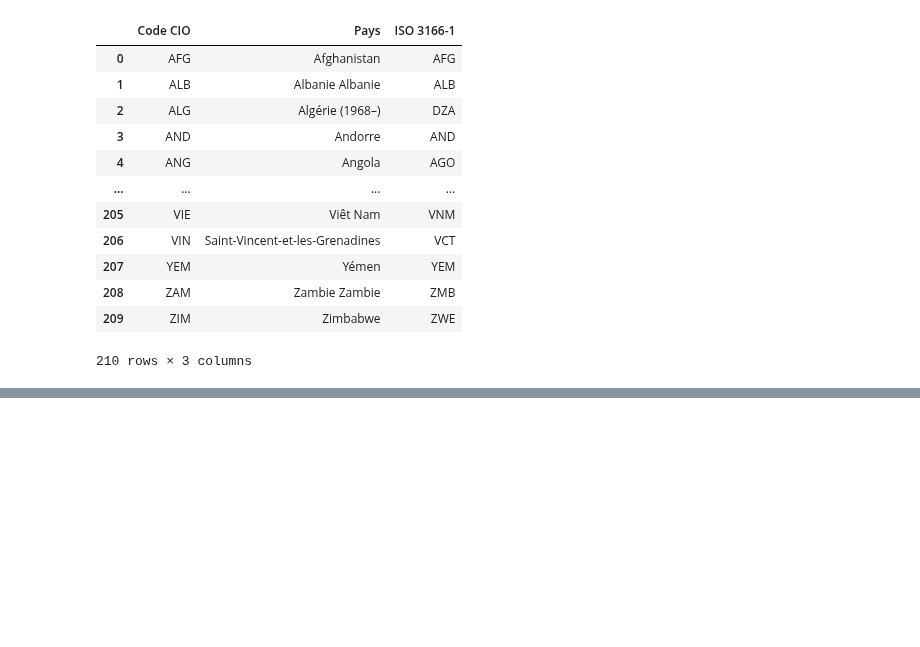
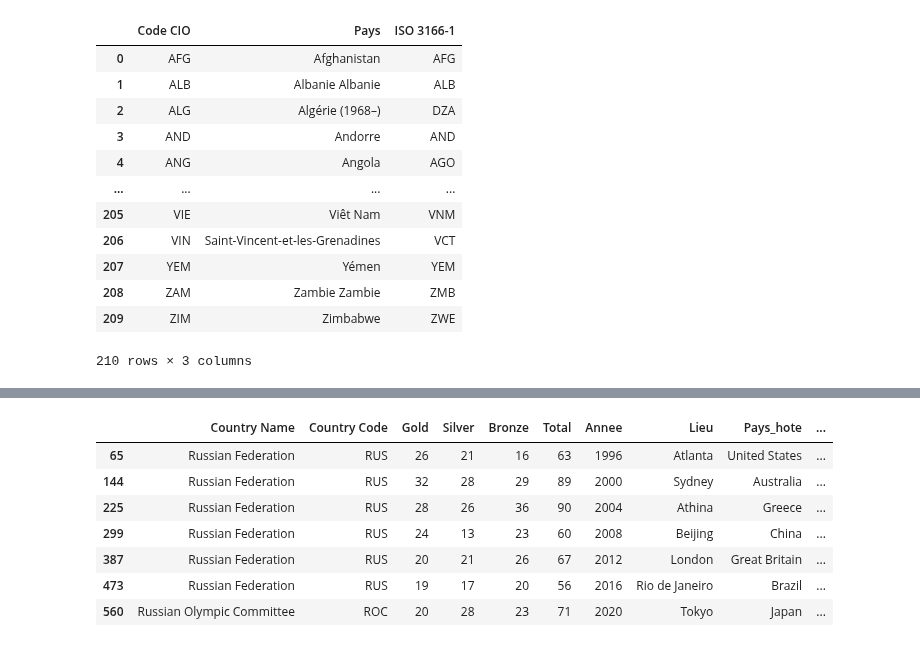
Before and after one commit to clemencebriodeau/Projet-python, a Jupyter notebook: Recuperation_donnees.ipynb, the cells around one changed output, grey strips where cells are left out. Drawn from its saved outputs; the diff is of its cells as text; code cells hidden in the pictures; blank space fills up the shorter version.

Commit message:
Correction de la non-correspondance des codes des pays pour avoir moins de valeurs manquantes (#6)

```diff
--- a/Recuperation_donnees.ipynb
+++ b/Recuperation_donnees.ipynb
@@ -217,6 +196,10 @@ df_codes
 # %%
 df_codes.reset_index(inplace=True) #la colonne des codes du CIO était utilisée comme index, donc on réinitialise l'index
 df_codes.rename({"index": "Code CIO"}, axis=1, inplace=True)
+
+df_codes["Code CIO"] = df_codes["Code CIO"].replace(["TTO[3]"], "TTO")
+#pour Trinité-et-Tobago, en webscrappant on avait pris le [3] (qui était une note de bas de page) donc on l'enlève
+
 df_codes
 # %% [output]
 |  | Code CIO | Pays | ISO 3166-1 |
@@ -232,3 +215,6 @@ df_codes
 | 208 | ZAM | Zambie Zambie | ZMB |
 | 209 | ZIM | Zimbabwe | ZWE |
 210 rows × 3 columns
+# %%
+df_medailles_copy = df_medailles.merge(df_codes, how="left", left_on="Country Code", right_on="Code CIO")
+df_medailles_copy
@@ -234,0 +235,3 @@ df_codes
+# %%
+df_medailles_copy.drop(columns=["Code CIO", "Pays"], inplace=True) #on supprime les colonnes inutiles
+df_medailles_copy
@@ -234,0 +272,12 @@ df_codes
+# %%
+df_medailles_copy['ISO 3166-1'] = df_medailles_copy['Country Code'].replace(["ROC"], "RUS")
+#df_medailles_copy[df_medailles_copy['ISO 3166-1']=="RUS"]
+# %% [output]
+|  | Country Name | Country Code | Gold | Silver | Bronze | Total | Annee | Lieu | Pays_hote | ... |
+| 65 | Russian Federation | RUS | 26 | 21 | 16 | 63 | 1996 | Atlanta | United States | ... |
+| 144 | Russian Federation | RUS | 32 | 28 | 29 | 89 | 2000 | Sydney | Australia | ... |
+| 225 | Russian Federation | RUS | 28 | 26 | 36 | 90 | 2004 | Athina | Greece | ... |
+| 299 | Russian Federation | RUS | 24 | 13 | 23 | 60 | 2008 | Beijing | China | ... |
+| 387 | Russian Federation | RUS | 20 | 21 | 26 | 67 | 2012 | London | Great Britain | ... |
+| 473 | Russian Federation | RUS | 19 | 17 | 20 | 56 | 2016 | Rio de Janeiro | Brazil | ... |
+| 560 | Russian Olympic Committee | ROC | 20 | 28 | 23 | 71 | 2020 | Tokyo | Japan | ... |
```
Also changed, not shown: parts of 13 cells of this notebook.
